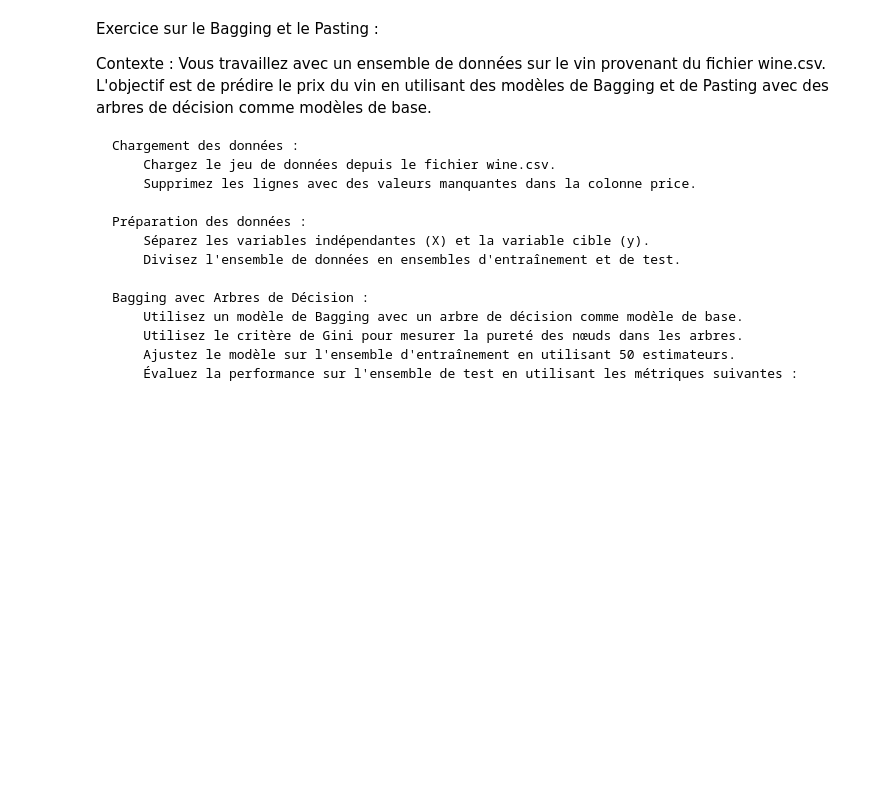
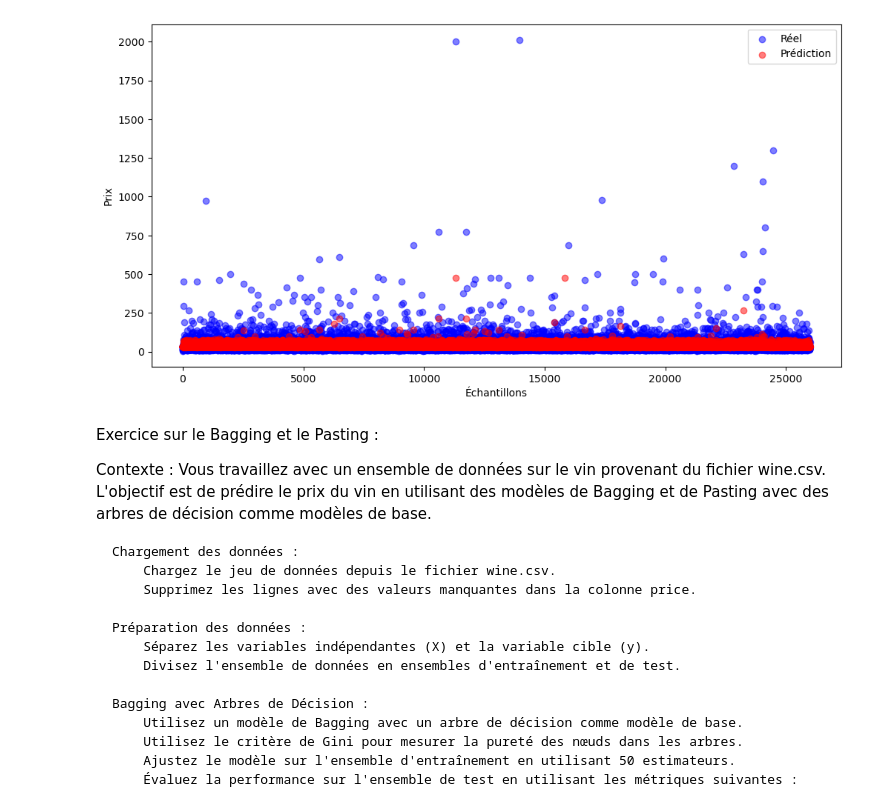
Before and after one commit to AFlo59/M-thodes-ensemblistes-et-arbres-de-d-cision-, a Jupyter notebook: Question_Correction_Exo_bagging.ipynb, the cells around one changed output. Cells and saved outputs as stored; diff of their text form; code cells hidden in the pictures; blank space fills up the shorter version.

```diff
--- a/Question_Correction_Exo_bagging.ipynb
+++ b/Question_Correction_Exo_bagging.ipynb
@@ -13,0 +21,20 @@ from sklearn.metrics import mean_squared_error
+# %%
+# Fonction d'évaluation étendue
+def evaluate_model(model, X_test, y_test):
+    y_pred = model.predict(X_test)
+
+    # Calcul des métriques
+    mse = mean_squared_error(y_test, y_pred)
+    rmse = mse ** 0.5
+    r2 = r2_score(y_test, y_pred)
+
+    # Convertir les prédictions en classes binaires pour le score F1
+    y_pred_binary = (y_pred > 0.5).astype(int)
+    y_test_binary = (y_test > 0.5).astype(int)
+    f1 = f1_score(y_test_binary, y_pred_binary)
+
+    # Affichage des métriques
+    print(f"Mean Squared Error: {mse}")
+    print(f"Root Mean Squared Error: {rmse}")
+    print(f"R2 Score: {r2}")
+    print(f"F1 Score: {f1}")
@@ -13,0 +107,67 @@ from sklearn.metrics import mean_squared_error
+# %%
+# Charger les données
+df = pd.read_csv("datasets/wine.csv")
+# Remplacer les valeurs manquantes
+imputer = SimpleImputer(strategy='mean')
+df['price'] = imputer.fit_transform(df[['price']])
+
+# Séparer les caractéristiques et la cible
+X = df.drop('price', axis=1)
+y = df['price']
+
+# Diviser les données en ensembles d'entraînement et de test
+X_train, X_test, y_train, y_test = train_test_split(X, y, test_size=0.2, random_state=42)
+
+ratio_missing_values = df.isna().sum() / df.count()
+
+# Affichage du résultat
+print(ratio_missing_values)
+
+# Supprimer les colonnes 'Unnamed: 0' et 'points'
+X_train = X_train.drop(columns=['Unnamed: 0', 'points'])
+X_test = X_test.drop(columns=['Unnamed: 0', 'points'])
+
+# Sélection automatique des colonnes numériques et catégorielles après suppression
+numeric_features = X_train.select_dtypes(include=['int', 'float']).columns.tolist()
+categorical_features = X_train.select_dtypes(include=['object']).columns.tolist()
+
+# Configuration du préprocesseur
+preprocessor = ColumnTransformer(
+    transformers=[
+        ('numeric', StandardScaler(), numeric_features),
+        ('categorical', make_pipeline(SimpleImputer(strategy='most_frequent'), OneHotEncoder(handle_unknown='ignore')), categorical_features)
+    ]
+)
+
+# Modèle de base pour Bagging
+base_model = DecisionTreeRegressor(max_depth=10)
+
+# Modèle Bagging avec le modèle de base
+bagging_model = make_pipeline(preprocessor, BaggingRegressor(base_model, n_estimators=100, max_features=0.8))
+
+# Entraînement du modèle
+bagging_model.fit(X_train, y_train)
+
+# Évaluation du modèle
+evaluate_model(bagging_model, X_test, y_test)
+
+# Obtenir les prédictions du modèle
+y_pred = bagging_model.predict(X_test)
+
+# Créer un graphique
+plt.figure(figsize=(12, 6))
+
+# Tracer les valeurs réelles
+plt.scatter(range(len(y_test)), y_test, color='blue', label='Réel', alpha=0.5)
+
+# Tracer les valeurs prédites
+plt.scatter(range(len(y_test)), y_pred, color='red', label='Prédiction', alpha=0.5)
+
+# Ajouter des labels et une légende
+plt.xlabel('Échantillons')
+plt.ylabel('Prix')
+plt.legend()
+
+# Afficher le graphique
+plt.show()
+# %% [output]
@@ -14,3 +193,4 @@ from sklearn.metrics import mean_squared_error
+[figure, added]
 # %% [markdown]
 Exercice sur le Bagging et le Pasting :
 
```
Also changed, not shown: parts of 4 cells of this notebook, 1 other file.
